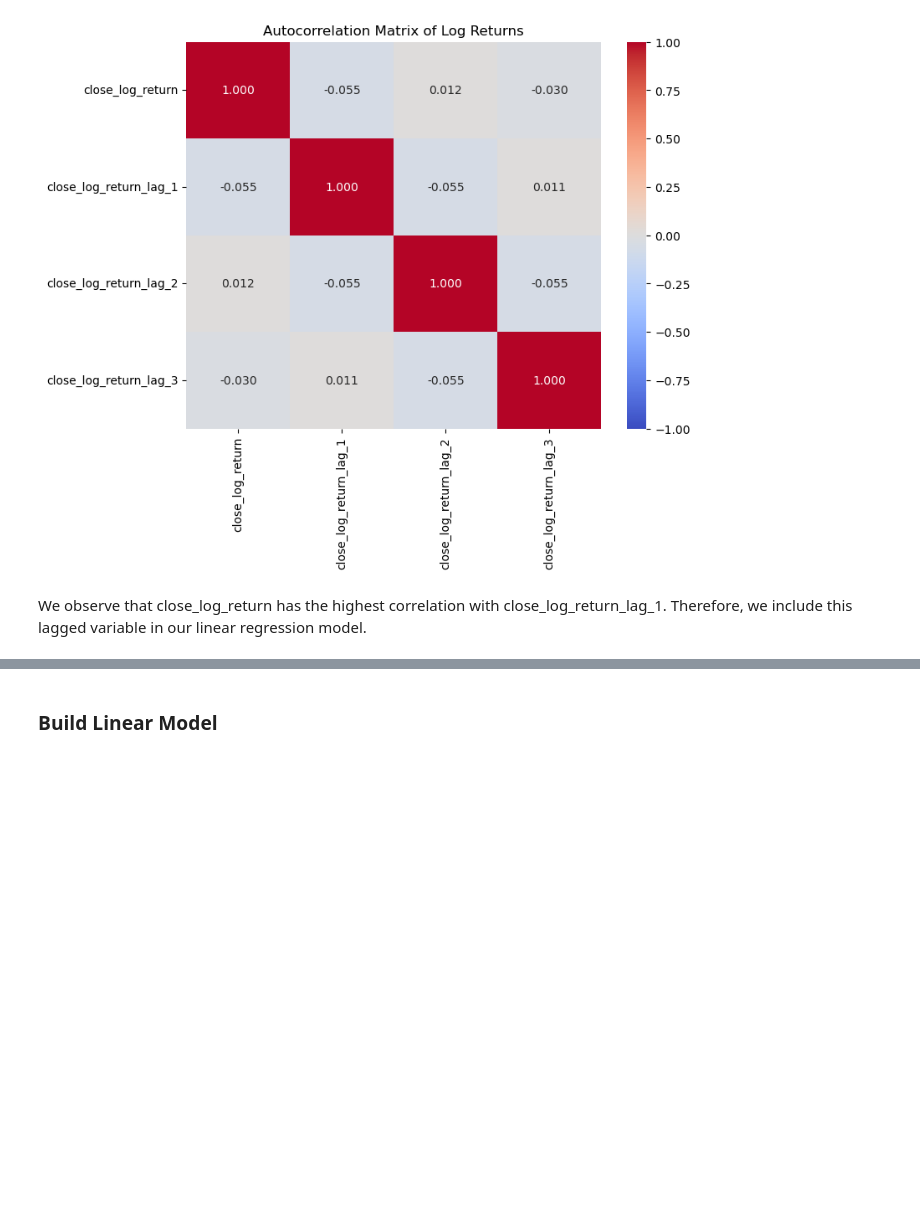
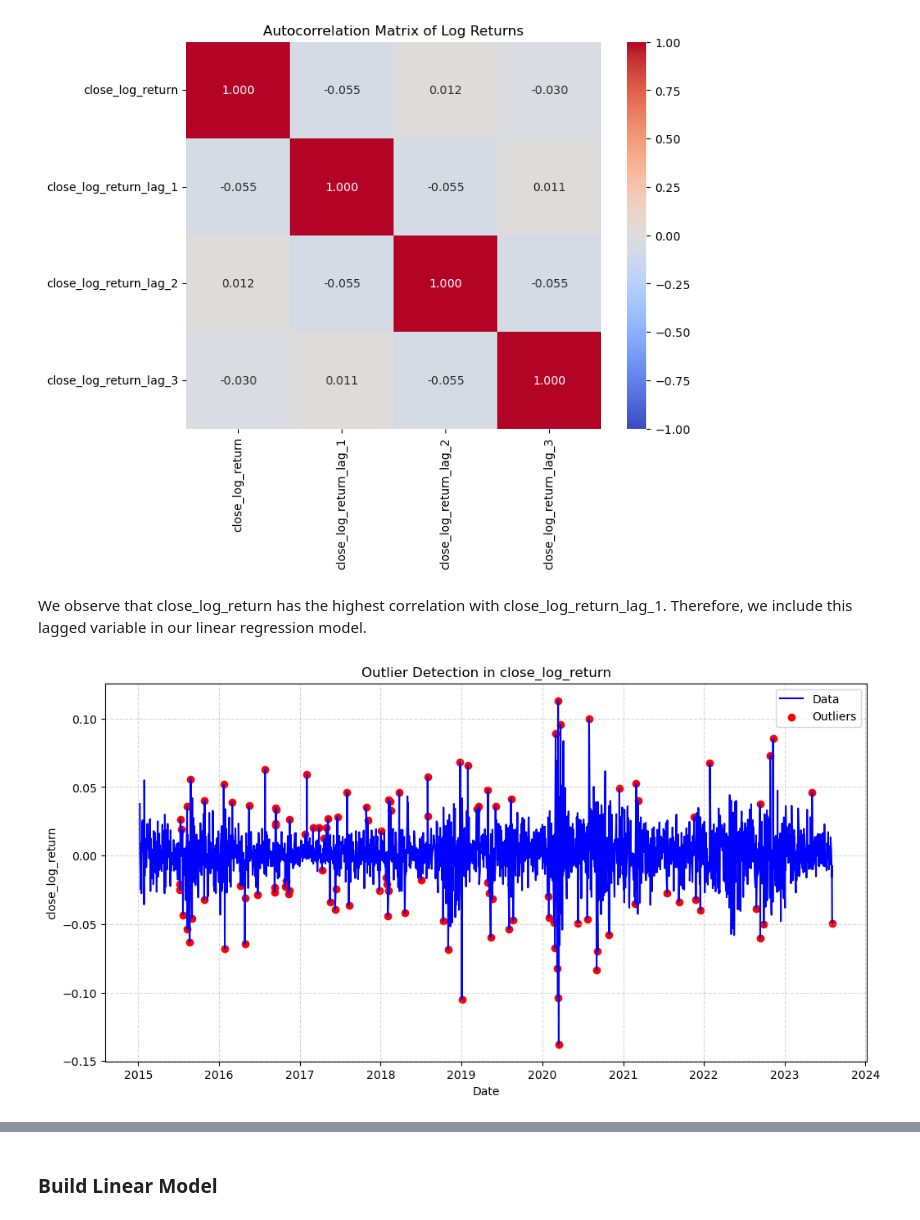
Before and after one commit to Pogba24-12/CF_LeHoangPhuc-22110160_TranLongNhat-22110142, a Jupyter notebook: Computational Finance/Strategy/Linear_Model.ipynb, the cells around one changed output, grey strips where cells are left out. Cells and saved outputs as stored; diff of their text form; code cells hidden in the pictures; blank space fills up the shorter version.

```diff
--- a/Computational Finance/Strategy/Linear_Model.ipynb
+++ b/Computational Finance/Strategy/Linear_Model.ipynb
@@ -179,5 +174,7 @@ train_set, _, test_set = dg.vanilla_split_data(df_model1, train_size=0.8, val_si
 # %%
 # Detect outlier using IQR
 
-outlier.visualize_outliers_plotly(train_set, "close_log_return", method=outlier.detect_outliers_iqr, k=1.5, window_size = 30)
+outlier.visualize_outliers(train_set, "close_log_return", method=outlier.detect_outliers_iqr, k=1.5, window_size = 30)
+# %% [output]
+[figure, added]
 # %%
```
Also changed, not shown: parts of 11 cells of this notebook, 3 other files.
